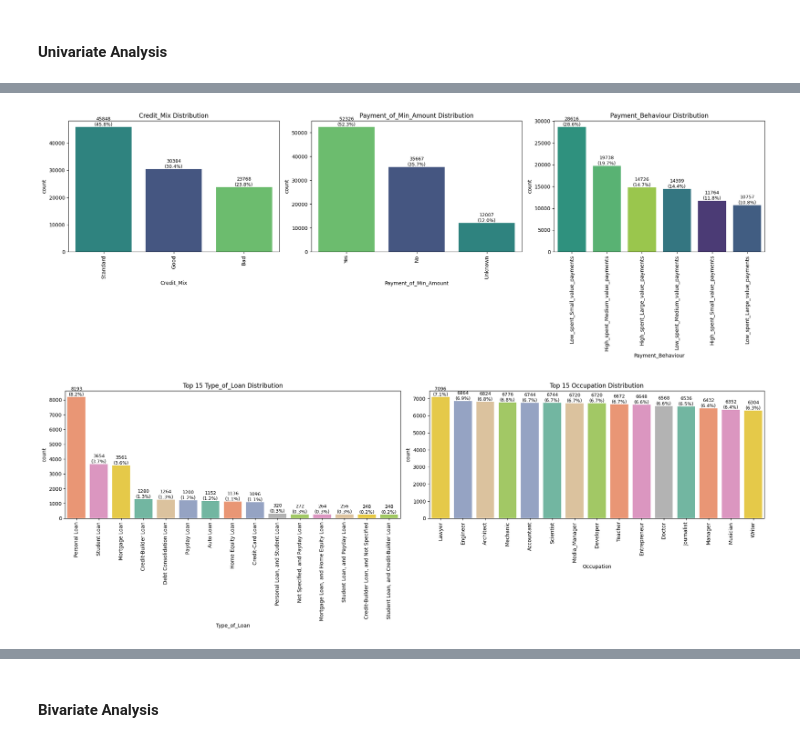
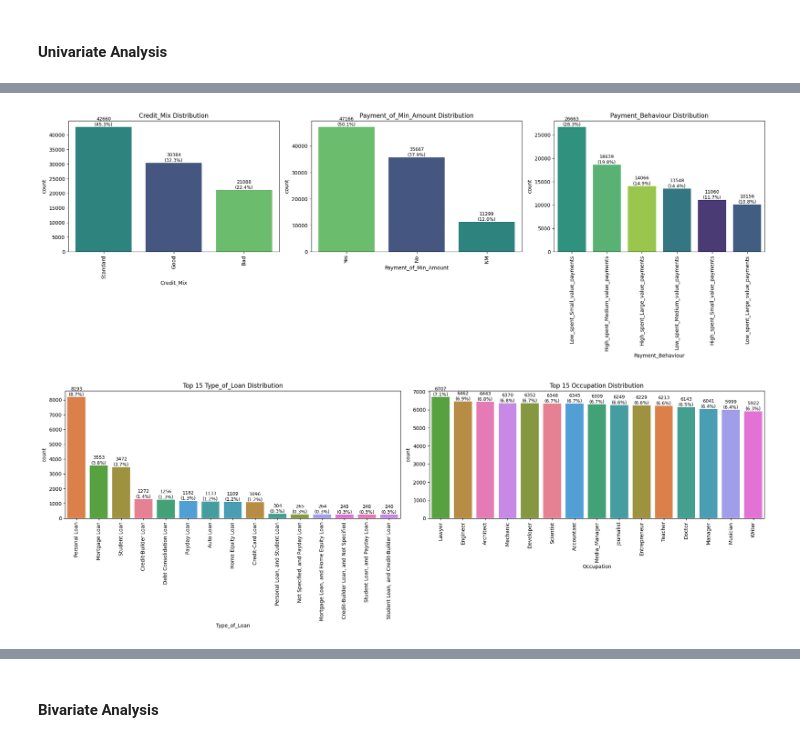
Before and after one commit to Pooja-Spandana/PaisaBazaar, a Jupyter notebook: Notebooks/Data_cleaning_&_EDA.ipynb, the cells around one changed output, grey strips where cells are left out. Cells and saved outputs as stored; diff of their text form; code cells hidden in the pictures.

```diff
--- a/Notebooks/Data_cleaning_&_EDA.ipynb
+++ b/Notebooks/Data_cleaning_&_EDA.ipynb
@@ -198,4 +189,0 @@ Name: count, dtype: int64
-# %%
-# Replace NM with Unknown
-clean_df['Payment_of_Min_Amount'] = clean_df['Payment_of_Min_Amount'].replace("NM", "Unknown")
-clean_df['Payment_of_Min_Amount'].value_counts()
@@ -347,30 +310,0 @@ Using both visualizations to detect outliers ensures a balanced approach because
-# %%
-# Handling outliers
-skewed_features = ["Annual_Income", "Monthly_Inhand_Salary", "Outstanding_Debt", "Total_EMI_per_month"] # Features with high skewness → capping
-signal_features = ["Num_Credit_Inquiries", "Num_of_Loan", "Delay_from_due_date"] # Features with outliers as potential signals → retain but treat carefully
-
-# Cap extreme values
-def cap_outliers(df, cols, lower_quantile=0.01, upper_quantile=0.99):
-    """
-    Cap extreme outliers at given quantiles.
-    """
-    for col in cols:
-        lower = df[col].quantile(lower_quantile)
-        upper = df[col].quantile(upper_quantile)
-        df[col] = np.where(df[col] < lower, lower, df[col])
-        df[col] = np.where(df[col] > upper, upper, df[col])
-    return df
-
-# Retain signal outliers but prevent extreme distortion
-def handle_signal_outliers(df, cols, cap=0.995):
-    """
-    For features where outliers are business signals (e.g., delays, inquiries),
-    keep them but cap extreme rare values.
-    """
-    for col in cols:
-        upper = df[col].quantile(cap)
-        df[col] = np.where(df[col] > upper, upper, df[col])
-    return df
-
-clean_df = cap_outliers(clean_df, skewed_features)
-clean_df = handle_signal_outliers(clean_df, signal_features)
@@ -413,34 +465,34 @@ def plot_cat_features(df, cat_features):
             if count > 0:
                 percentage = 100 * count / total
                 ax.annotate(f"{count}\n({percentage:.1f}%)",(p.get_x() + p.get_width() / 2., p.get_height()),ha="center", va="bottom", fontsize=9, color="black", rotation=0)
 
-    # Countplot for remaining 3 categorical features
+    # Countplot for 3 categorical features
     features = [col for col in cat_features if col not in ["Type_of_Loan", "Occupation", "Credit_Score"]]
     fig, axes = plt.subplots(1, 3, figsize=(20,7))
 
     for i, col in enumerate(features):
         ax = sns.countplot(x=col, data=df, hue=col, legend=False, order=df[col].value_counts().index, ax=axes[i], palette="viridis")
         axes[i].set_title(f"{col} Distribution")
         axes[i].tick_params(axis="x", rotation=90)
         add_labels(ax, total=len(df))
 
     plt.tight_layout()
     plt.show()
 
     # Countplot of top 15 categories in Type_of_Loan & Occupation since they have many unique values
     fig, axes = plt.subplots(1, 2, figsize=(20,7))
 
     for i, col in enumerate(["Type_of_Loan", "Occupation"]):
         top_vals = df[col].value_counts().nlargest(15).index
-        ax = sns.countplot(x=col, data=df[df[col].isin(top_vals)], hue=col, legend=False, order=top_vals, ax=axes[i], palette="Set2")
+        ax = sns.countplot(x=col, data=df[df[col].isin(top_vals)], hue=col, legend=False, order=top_vals, ax=axes[i])
         axes[i].set_title(f"Top 15 {col} Distribution")
         axes[i].tick_params(axis="x", rotation=90)
         add_labels(ax, total=len(df))
 
     plt.tight_layout()
     plt.show()
 
 plot_cat_features(clean_df, cat_features)
 # %% [output]
-[figure, old version]
+[figure, new version]
-[figure, old version]
+[figure, new version]
```
Also changed, not shown: parts of 33 cells of this notebook.
